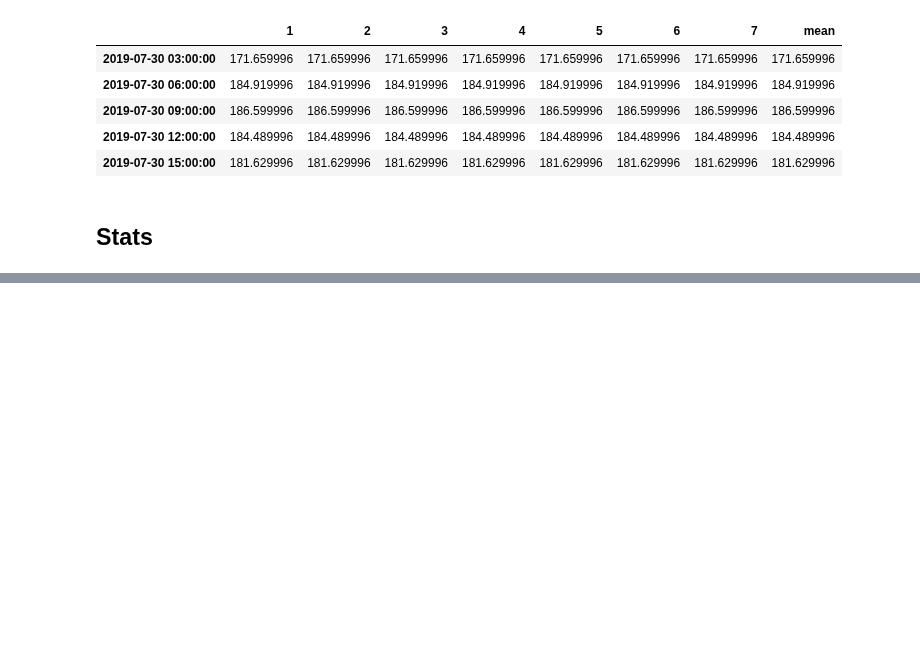
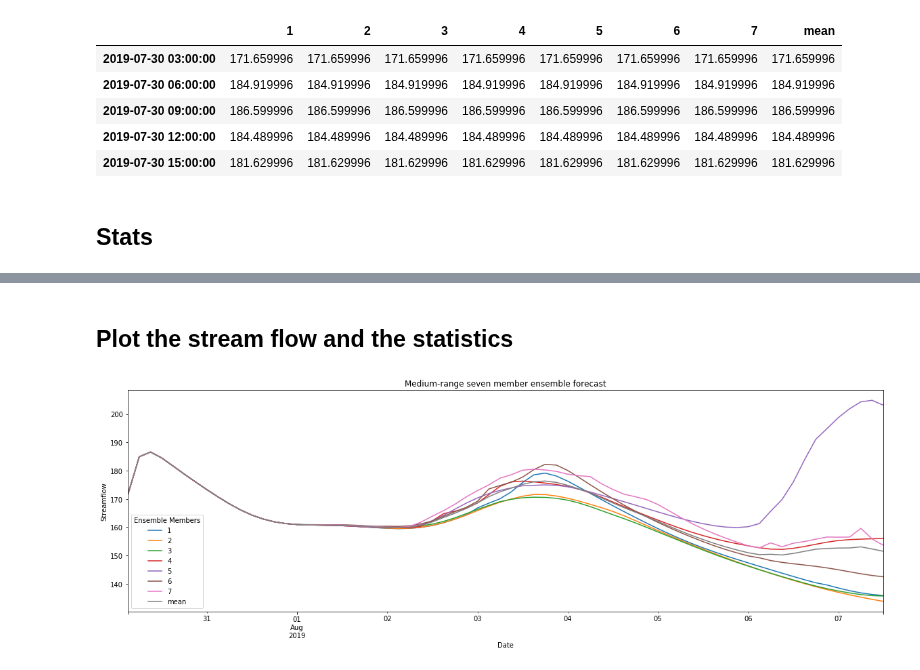
Before and after one commit to Dewberry/fcast, a Jupyter notebook: forecast/MediumRangeForecasts.ipynb, the cells around one changed output, grey strips where cells are left out. Cells and saved outputs as stored; diff of their text form; code cells hidden in the pictures; blank space fills up the shorter version.

Commit message:
update medium range to show stats better, include more plots, and better documentation

```diff
--- a/forecast/MediumRangeForecasts.ipynb
+++ b/forecast/MediumRangeForecasts.ipynb
@@ -45,7 +53,7 @@ if 'medium_range_mem' in str(fs.ls(datepath)):
     for i in range(1,8):
         mem = str(i)
         open_ncdfs = []
-        for i in range(3, 204, 3): # for times 3-240 or 3-204 in steps of 3
+        for i in range(3, 205, 3): # for times 3-240 or 3-204 in steps of 3
             hr = str(i).zfill(3)
             filepath = f'national-water-model/nwm.{date}/medium_range_mem{mem}/nwm.t{start_time}z.medium_range.channel_rt_{mem}.f{hr}.conus.nc'
             file = fs.open(filepath, 'rb')
@@ -115,0 +118,8 @@ df.plot(figsize=(20,6))
+# %% [markdown]
+## Plot the stream flow and the statistics
+# %%
+ax = df.plot(figsize=(20,6), title='Medium-range seven member ensemble forecast')
+ax.legend(title='Ensemble Members')
+ax.set(xlabel='Date', ylabel='Streamflow');
+# %% [output]
+[figure, added]
```
Also changed, not shown: parts of 14 cells of this notebook.
